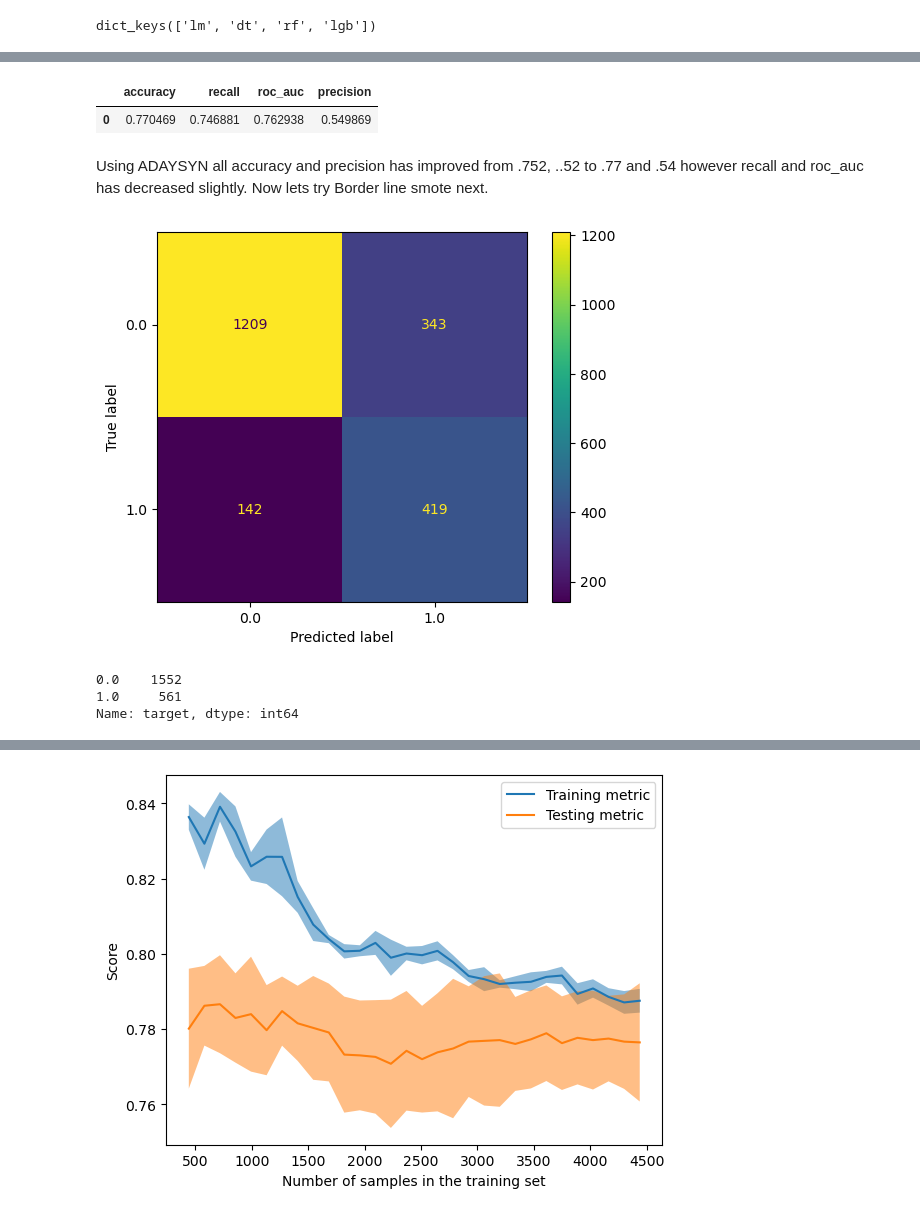
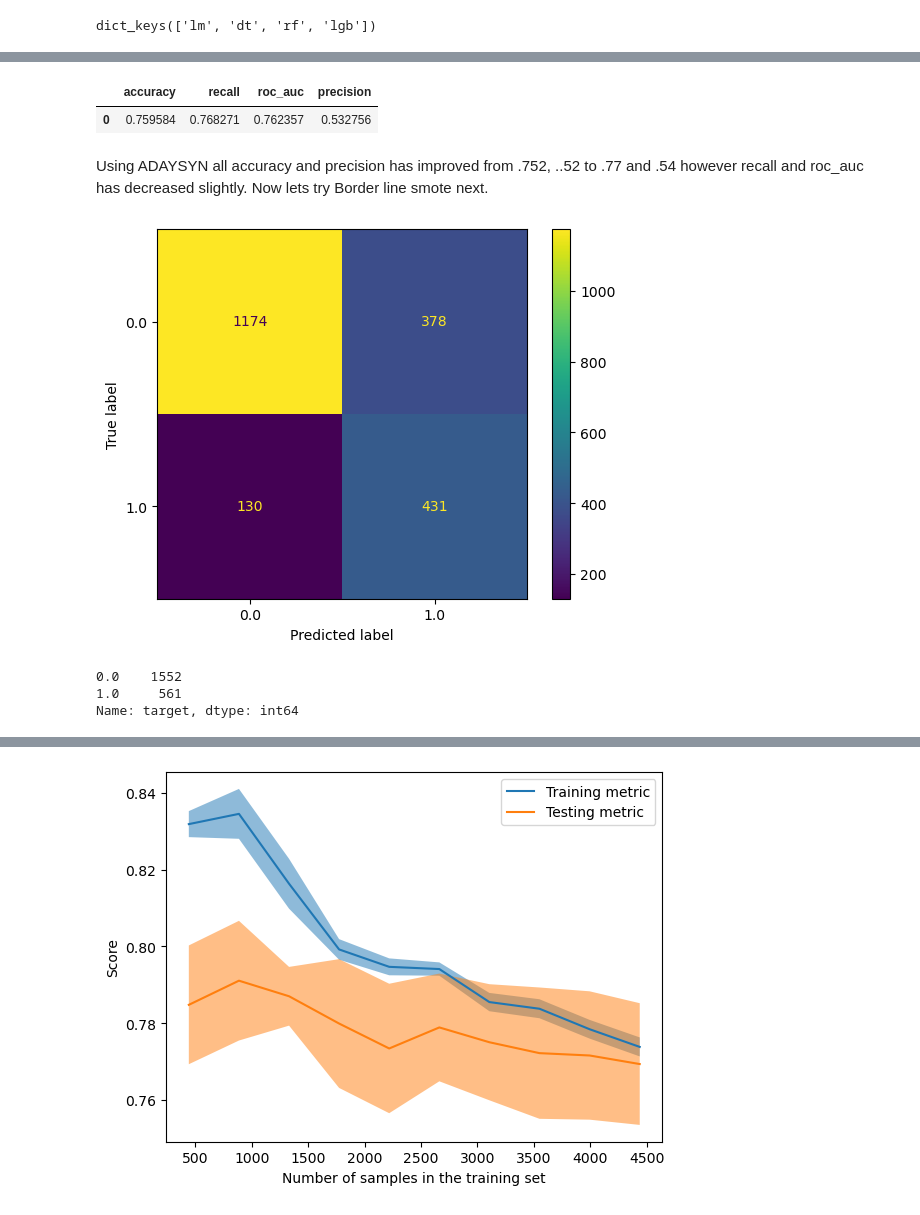
Before and after one commit to WaleedIdrees/python_code, a Jupyter notebook: classification/cus_churn.ipynb, the cells around one changed output, grey strips where cells are left out. Saved outputs shown, nothing was run; the diff lists cells and outputs as text; code cells hidden in the pictures.

```diff
--- a/classification/cus_churn.ipynb
+++ b/classification/cus_churn.ipynb
@@ -446,7 +446,7 @@ from sklearn.model_selection import cross_val_score
 # %%
 # seperate columns
 all_cols = X_train.columns.tolist()
-cat_cols = X_train.select_dtypes(["object","category"]).columns.tolist()
+cat_cols = X_train.select_dtypes(["object","bool","category"]).columns.tolist()
 num_cols= X_train.columns[~X_train.columns.isin(cat_cols)]
 
 
@@ -623,7 +623,7 @@ grid_min_sample_leaves = randint(5, 50)
 grid_num_leaves = randint(2,50)
 
 fraction= uniform(0.5, .5)
-grid_l2_lambda= uniform(0.1, 100)
+grid_l2_lambda= uniform(7, 50)
 # %%
 MLA_params = {
     "lm": [{
@@ -710,7 +728,7 @@ The best performing model is lgb with best roc_auc score of .8493 on training se
 # %%
 for x in MLA.keys():
     fig= LearningCurveDisplay.from_estimator(
-    best_models[x], X_train, y_train, cv=10, n_jobs=-1, score_type= "both", train_sizes= np.linspace(0.1, 1, 30 )
+    best_models[x], X_train, y_train, cv=10, n_jobs=-1, score_type= "both", train_sizes= np.linspace(0.1, 1, 10 )
     )
     plt.title(x)
 # %% [output]
@@ -831,14 +849,15 @@ dict_keys(['lm', 'dt', 'rf', 'lgb'])
 # %% [markdown]
 # Hyper Parameters
 # %%
-grid_poly = randint(1,2)
-grid_C= uniform(0.05, .05)
-grid_n_estimator = randint(500, 1000)# Number of trees in the forest.
-grid_max_depth = randint(2,12) #The max_depth of a tree in Random Forest is defined as the longest path between the root node and the leaf node.
-grid_learn=  uniform(0.03, .03)
-grid_min_sample_leaves = randint(1, 100)
-grid_num_leaves = randint(8, 3000)
-fraction= uniform(0.6, .4)
+grid_n_estimator = randint(500, 900)
+grid_max_depth = randint(2,5)
+grid_learn=  uniform(0.01, .5)
+grid_sample_split= randint(20,100)
+grid_min_sample_leaves = randint(5, 50)
+grid_num_leaves = randint(2,50)
+grid_l2_lambda= uniform(7, 20)
+
+
 MLA_params = {
     "lgb": [{
         #"feature_selection__estimator__C": grid_C,
@@ -1096,7 +1169,7 @@ Pipeline(steps=[('preprocess',
 eval_scores(y_test, final_pipe.predict(X_test))
 # %% [output]
 |  | accuracy | recall | roc_auc | precision |
-| 0 | 0.770469 | 0.746881 | 0.762938 | 0.549869 |
+| 0 | 0.759584 | 0.768271 | 0.762357 | 0.532756 |
 # %% [markdown]
 Using ADAYSYN all accuracy and precision has improved from .752, ..52 to .77 and .54 however recall and roc_auc has decreased slightly.
 Now lets try Border line smote next.
@@ -1109,13 +1182,13 @@ disp.plot()
 plt.show()
 pd.Series(y_test).value_counts()
 # %% [output]
-[figure, old version]
+[figure, new version]
 0.0    1552
 1.0     561
 Name: target, dtype: int64
 # %%
 from sklearn.model_selection import LearningCurveDisplay
 _ = LearningCurveDisplay.from_estimator(
-    final_pipe, X_train, y_train, cv=10, n_jobs=-1, score_type= "both", train_sizes= np.linspace(0.1, 1, 30 )
+    final_pipe, X_train, y_train, cv=10, n_jobs=-1, score_type= "both", train_sizes= np.linspace(0.1, 1, 10 )
 )
 # %% [output]
@@ -1139 +1212 @@ _ = LearningCurveDisplay.from_estimator(
-[figure, old version]
+[figure, new version]
```
Also changed, not shown: parts of 20 cells of this notebook, 1 other file.
